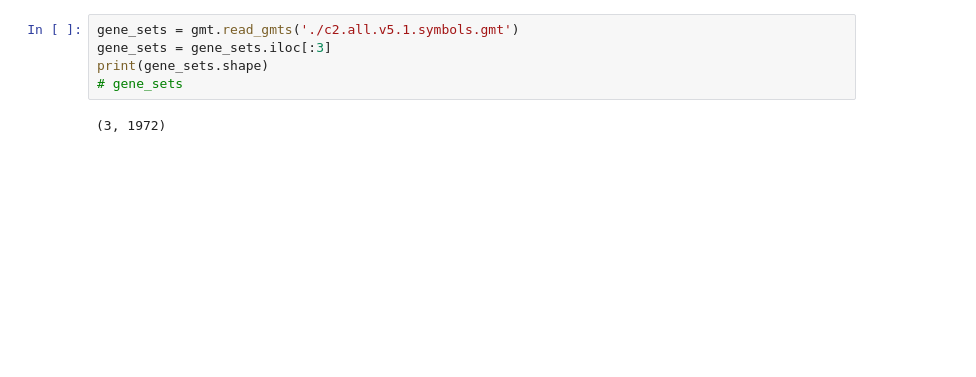
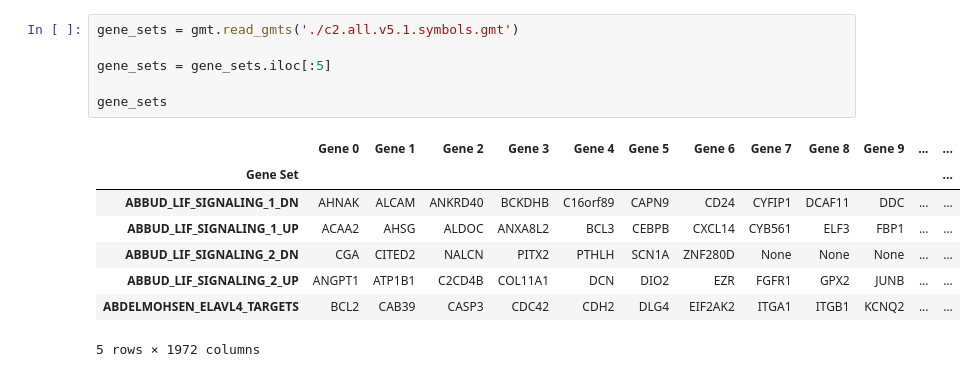
Before and after one commit to alex-wenzel/gsea, a Jupyter notebook: Compare with R/Compare with R.ipynb, the cells around one changed output. Cells and saved outputs as stored; diff of their text form; blank space fills up the shorter version.

```diff
--- a/Compare with R/Compare with R.ipynb
+++ b/Compare with R/Compare with R.ipynb
@@ -20,8 +36,16 @@ print(gene_x_sample.shape)
 # %%
 gene_sets = gmt.read_gmts('./c2.all.v5.1.symbols.gmt')
-gene_sets = gene_sets.iloc[:3]
-print(gene_sets.shape)
-# gene_sets
+
+gene_sets = gene_sets.iloc[:5]
+
+gene_sets
 # %% [output]
+|  | Gene 0 | Gene 1 | Gene 2 | Gene 3 | Gene 4 | Gene 5 | Gene 6 | Gene 7 | Gene 8 | Gene 9 | ... | ... |
+| Gene Set |  |  |  |  |  |  |  |  |  |  |  | ... |
+| ABBUD_LIF_SIGNALING_1_DN | AHNAK | ALCAM | ANKRD40 | BCKDHB | C16orf89 | CAPN9 | CD24 | CYFIP1 | DCAF11 | DDC | ... | ... |
+| ABBUD_LIF_SIGNALING_1_UP | ACAA2 | AHSG | ALDOC | ANXA8L2 | BCL3 | CEBPB | CXCL14 | CYB561 | ELF3 | FBP1 | ... | ... |
+| ABBUD_LIF_SIGNALING_2_DN | CGA | CITED2 | NALCN | PITX2 | PTHLH | SCN1A | ZNF280D | None | None | None | ... | ... |
+| ABBUD_LIF_SIGNALING_2_UP | ANGPT1 | ATP1B1 | C2CD4B | COL11A1 | DCN | DIO2 | EZR | FGFR1 | GPX2 | JUNB | ... | ... |
+| ABDELMOHSEN_ELAVL4_TARGETS | BCL2 | CAB39 | CASP3 | CDC42 | CDH2 | DLG4 | EIF2AK2 | ITGA1 | ITGB1 | KCNQ2 | ... | ... |
-(3, 1972)
+5 rows × 1972 columns
 # %%
```
Also changed, not shown: parts of 4 cells of this notebook, 2 other files.
